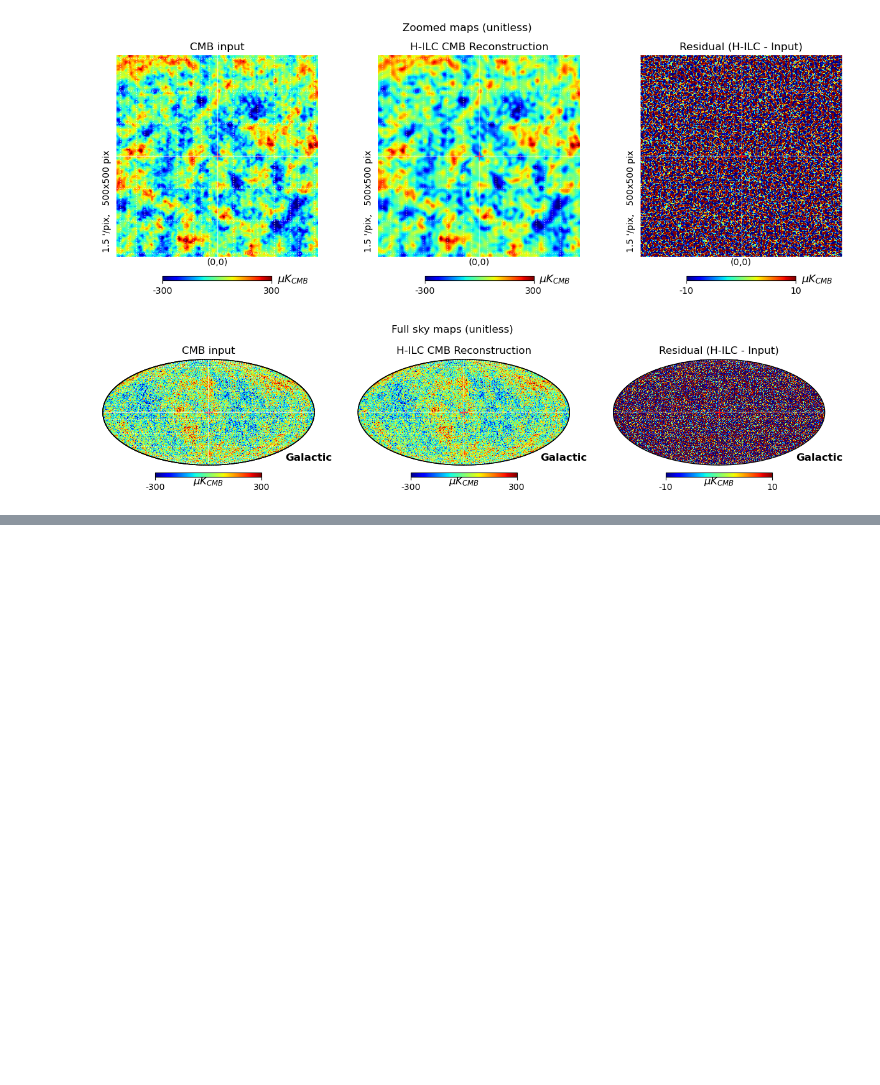
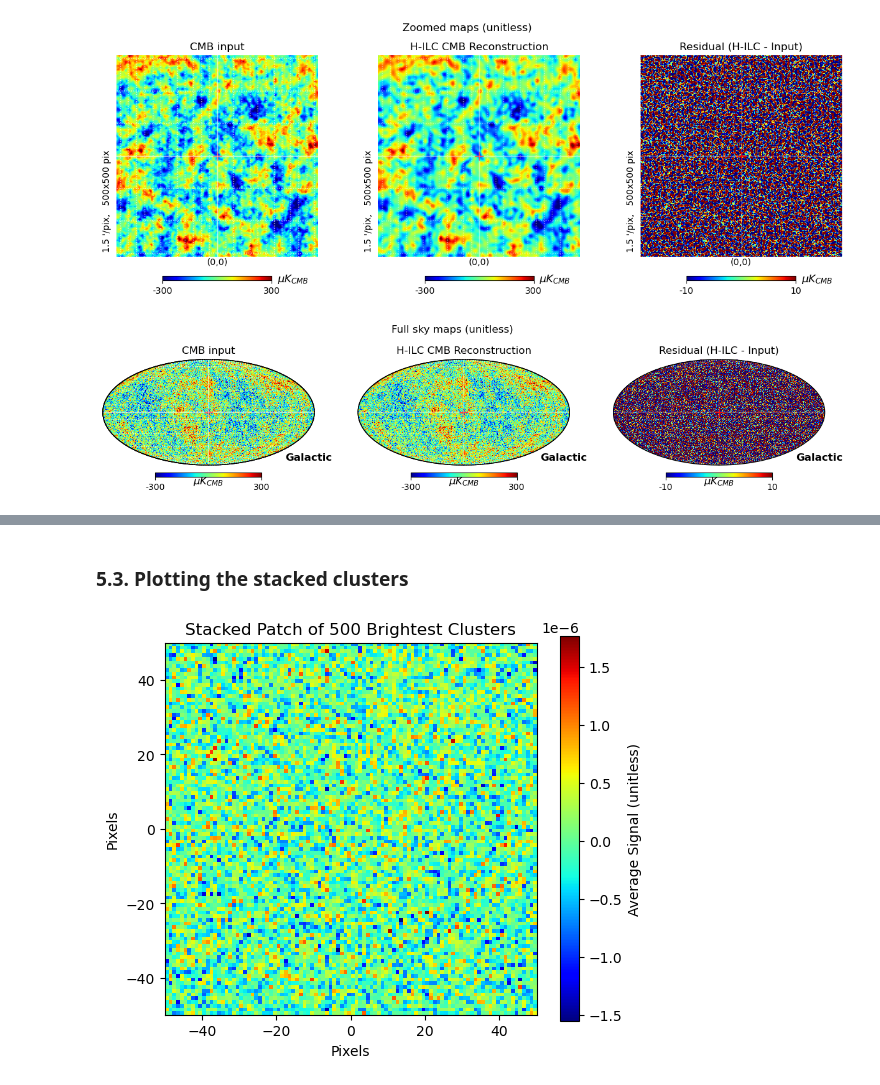
Before and after one commit to JoanRibotOliver/TFM, a Jupyter notebook: ILC_no_y.ipynb, the cells around one changed output, grey strips where cells are left out. Saved outputs shown, nothing was run; the diff lists cells and outputs as text; code cells hidden in the pictures; blank space fills up the shorter version.

Commit message:
More stacking and TTploting

```diff
--- a/ILC_no_y.ipynb
+++ b/ILC_no_y.ipynb
@@ -597,0 +651,19 @@ plt.show()
+# %%
+def stack_clusters(hp_map, coords, reso_arcmin=1.5, xsize=100):
+    """Stacks small patches around specified coordinates."""
+    stacked_patch = np.zeros((xsize, xsize))
+
+    for lon, lat in coords:
+        # Project a small area into a flat 2D patch
+        patch = hp.gnomview(hp_map, rot=[lon, lat], reso=reso_arcmin,
+                            xsize=xsize, return_projected_map=True, no_plot=True)
+        stacked_patch += patch
+
+    return stacked_patch / len(coords)
+# %%
+### STACKING THE ILC SIGNALS AROUND THE BRIGHTEST CLUSTERS ###
+
+# Extract stacked signals from your ILC reconstructions
+# (or use the truth maps first to verify the method)
+#stack_y = stack_clusters(y_hat_pixel, cluster_coords)
+stack_muy = stack_clusters(muy_hat_pixel, cluster_coords)
@@ -597,0 +680,26 @@ plt.show()
+# %% [markdown]
+### 5.3. Plotting the stacked clusters
+# %%
+# Definition for plotting just one stacked profil
+
+def plot_stacked_patches(stacked_map, n_clusters, filename):
+    """
+    Plots the average (stacked) patches for the only signal.
+    """
+
+    fig = plt.figure(figsize=(6, 5))
+    plt.imshow(stacked_map, origin='lower', cmap='jet', extent=[-stacked_map.shape[0]//2, stacked_map.shape[0]//2, -stacked_map.shape[1]//2, stacked_map.shape[1]//2])
+    plt.colorbar(label='Average Signal (unitless)')
+    plt.title(f'Stacked Patch of {n_clusters} Brightest Clusters')
+    plt.xlabel('Pixels')
+    plt.ylabel('Pixels')
+    plt.savefig(f"Figures/ILC_no_y/mu_y_maps/{filename}", dpi=300, bbox_inches='tight')
+    plt.show()
+# %%
+### PLOTING THE STACKED PATCHES ###
+
+# --- Execution ---
+# Assuming stack_y_reco and stack_muy_reco are your current stacked results
+plot_stacked_patches(stack_muy, n_clusters=500, filename="Stacked_Patches_ILC_no_y.pdf")
+# %% [output]
+[figure, added]
```
Also changed, not shown: parts of 14 cells of this notebook, 18 other files.
